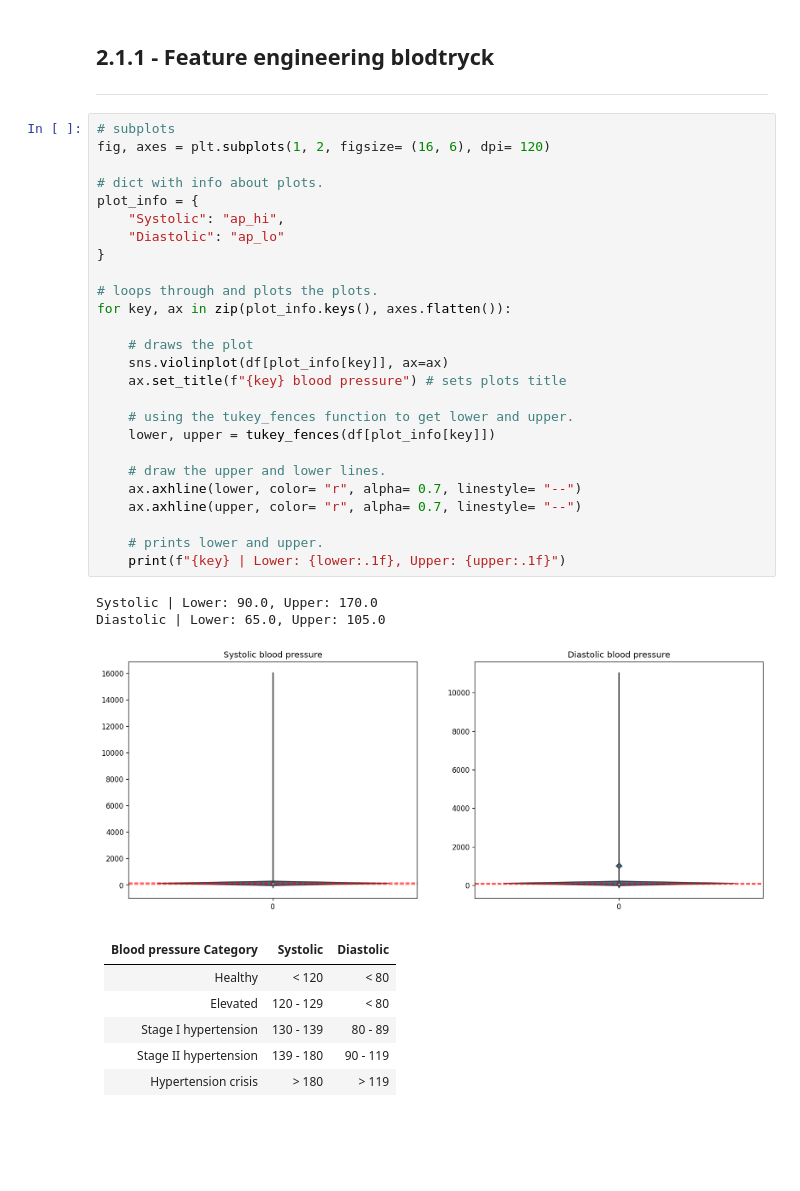
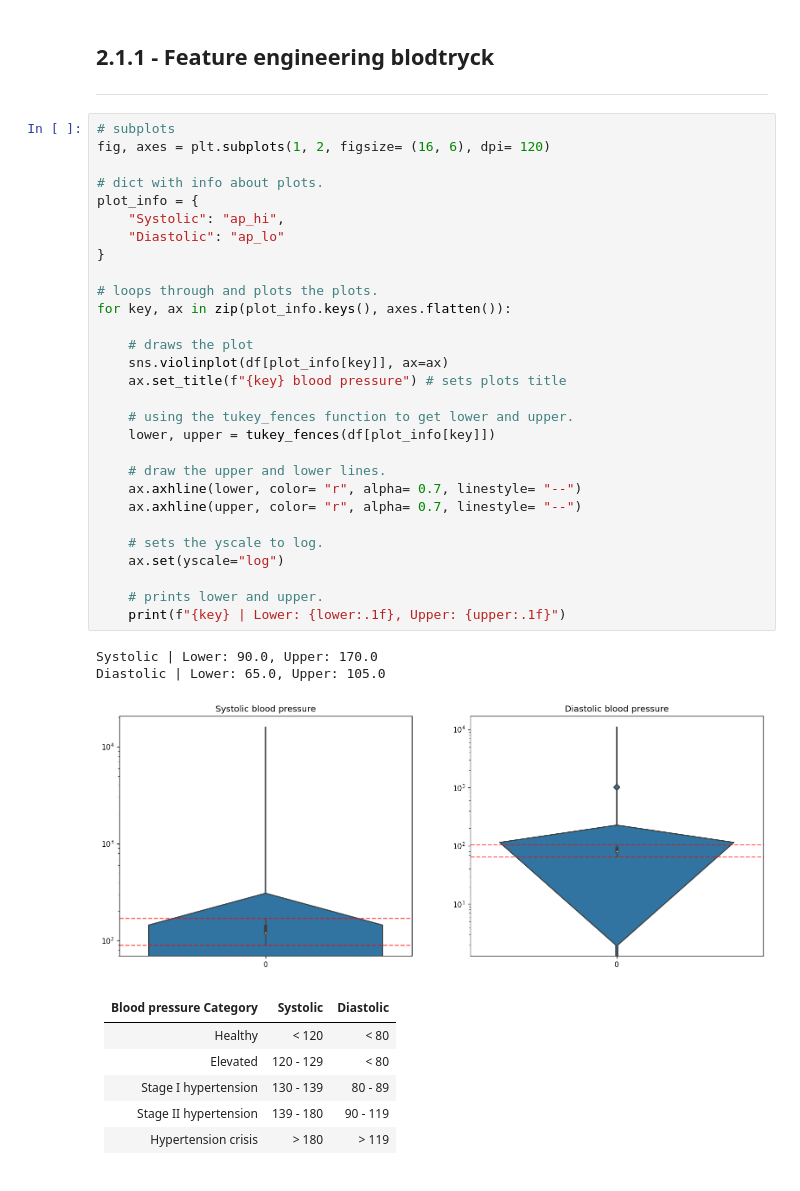
Before and after one commit to Canesp/Machine-learning-Philip-de-Canesie, a Jupyter notebook: Lab/disease_prediction.ipynb, the cells around one changed output. Drawn from its saved outputs; the diff is of its cells as text; blank space fills up the shorter version.

```diff
--- a/Lab/disease_prediction.ipynb
+++ b/Lab/disease_prediction.ipynb
@@ -252,33 +252,36 @@ df["BMI-category"] = pd.Series([int(BMI_category(float(df["BMI"][i]))) for i in
 # %%
 # subplots
 fig, axes = plt.subplots(1, 2, figsize= (16, 6), dpi= 120)
 
 # dict with info about plots.
 plot_info = {
     "Systolic": "ap_hi",
     "Diastolic": "ap_lo"
 }
 
 # loops through and plots the plots.
 for key, ax in zip(plot_info.keys(), axes.flatten()):
 
     # draws the plot
     sns.violinplot(df[plot_info[key]], ax=ax)
     ax.set_title(f"{key} blood pressure") # sets plots title
 
     # using the tukey_fences function to get lower and upper.
     lower, upper = tukey_fences(df[plot_info[key]])
 
     # draw the upper and lower lines.
     ax.axhline(lower, color= "r", alpha= 0.7, linestyle= "--")
     ax.axhline(upper, color= "r", alpha= 0.7, linestyle= "--")
 
+    # sets the yscale to log.
+    ax.set(yscale="log")
+
     # prints lower and upper.
     print(f"{key} | Lower: {lower:.1f}, Upper: {upper:.1f}")
 # %% [output]
 Systolic | Lower: 90.0, Upper: 170.0
 Diastolic | Lower: 65.0, Upper: 105.0
-[figure, old version]
+[figure, new version]
 # %% [markdown]
 <div style="width:100%">
 
```
Also changed, not shown: parts of 9 cells of this notebook, 1 other file.
